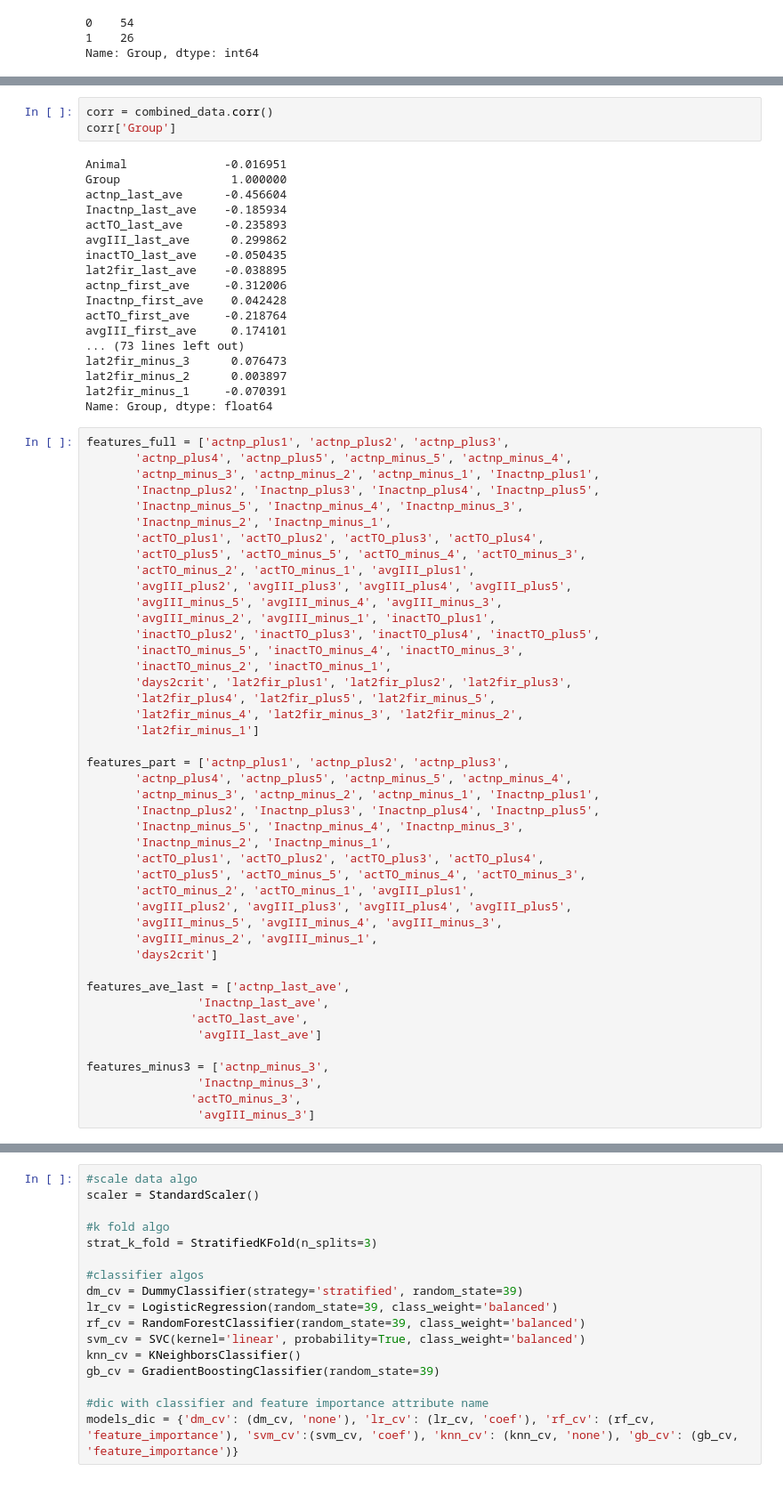
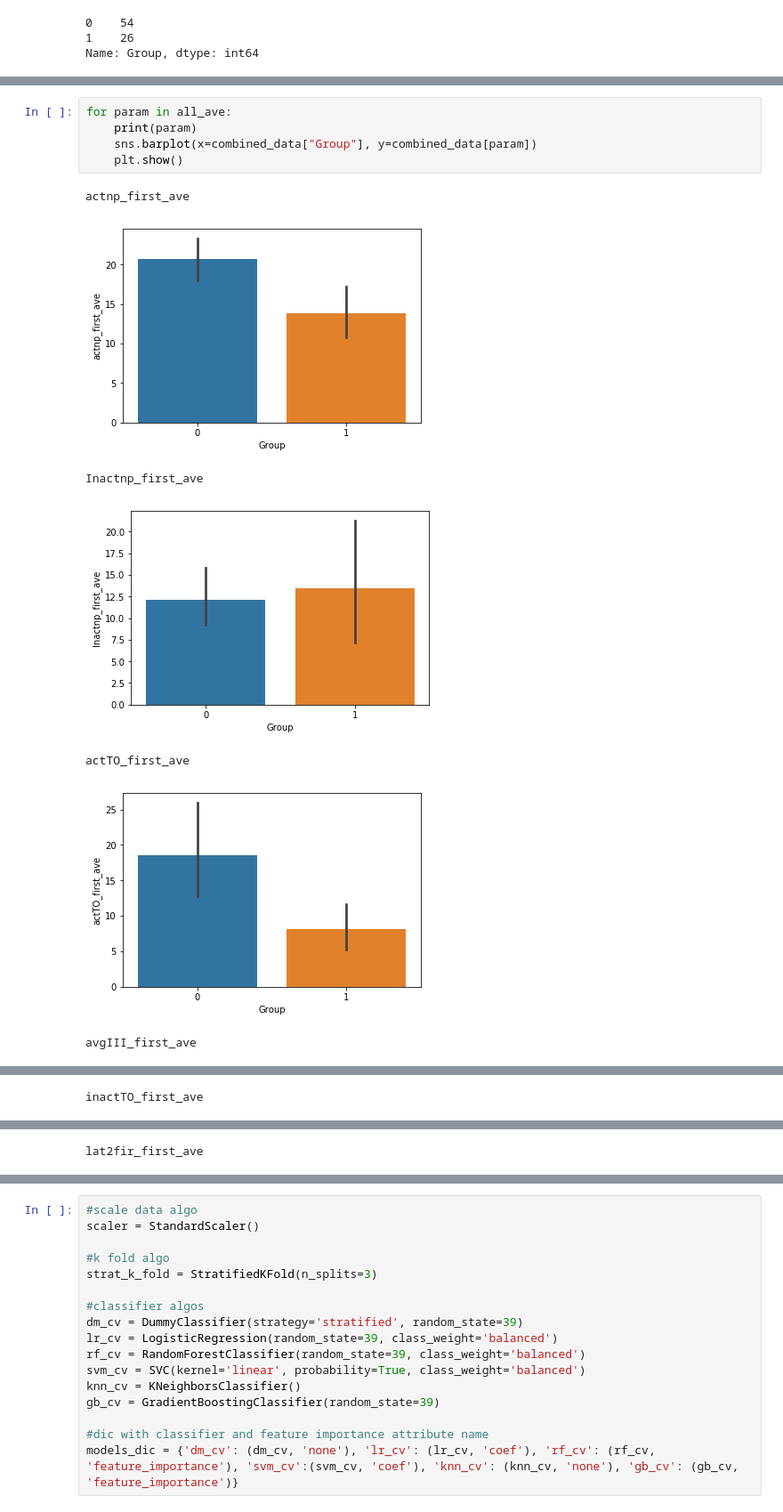
Before and after one commit to grace3999/PredictEscalation, a Jupyter notebook: EscalationProj_Ryan2.ipynb, the cells around one changed output, grey strips where cells are left out. Shown at 89% size. Saved outputs shown, nothing was run; the diff lists cells and outputs as text.

```diff
--- a/EscalationProj_Ryan2.ipynb
+++ b/EscalationProj_Ryan2.ipynb
@@ -251,65 +302,13 @@ combined_data.groupby('Group').mean()
-# %%
-corr = combined_data.corr()
-corr['Group']
-# %% [output]
-Animal              -0.016951
-Group                1.000000
-actnp_last_ave      -0.456604
-Inactnp_last_ave    -0.185934
-actTO_last_ave      -0.235893
-avgIII_last_ave      0.299862
-inactTO_last_ave    -0.050435
-lat2fir_last_ave    -0.038895
-actnp_first_ave     -0.312006
-Inactnp_first_ave    0.042428
-actTO_first_ave     -0.218764
-avgIII_first_ave     0.174101
-... (73 lines left out)
-lat2fir_minus_3      0.076473
-lat2fir_minus_2      0.003897
-lat2fir_minus_1     -0.070391
-Name: Group, dtype: float64
-# %%
-features_full = ['actnp_plus1', 'actnp_plus2', 'actnp_plus3',
-       'actnp_plus4', 'actnp_plus5', 'actnp_minus_5', 'actnp_minus_4',
-       'actnp_minus_3', 'actnp_minus_2', 'actnp_minus_1', 'Inactnp_plus1',
-       'Inactnp_plus2', 'Inactnp_plus3', 'Inactnp_plus4', 'Inactnp_plus5',
-       'Inactnp_minus_5', 'Inactnp_minus_4', 'Inactnp_minus_3',
-       'Inactnp_minus_2', 'Inactnp_minus_1',
-       'actTO_plus1', 'actTO_plus2', 'actTO_plus3', 'actTO_plus4',
-       'actTO_plus5', 'actTO_minus_5', 'actTO_minus_4', 'actTO_minus_3',
-       'actTO_minus_2', 'actTO_minus_1', 'avgIII_plus1',
-       'avgIII_plus2', 'avgIII_plus3', 'avgIII_plus4', 'avgIII_plus5',
-       'avgIII_minus_5', 'avgIII_minus_4', 'avgIII_minus_3',
-       'avgIII_minus_2', 'avgIII_minus_1', 'inactTO_plus1',
-       'inactTO_plus2', 'inactTO_plus3', 'inactTO_plus4', 'inactTO_plus5',
-       'inactTO_minus_5', 'inactTO_minus_4', 'inactTO_minus_3',
-       'inactTO_minus_2', 'inactTO_minus_1',
-       'days2crit', 'lat2fir_plus1', 'lat2fir_plus2', 'lat2fir_plus3',
-       'lat2fir_plus4', 'lat2fir_plus5', 'lat2fir_minus_5',
-       'lat2fir_minus_4', 'lat2fir_minus_3', 'lat2fir_minus_2',
-       'lat2fir_minus_1']
-
-features_part = ['actnp_plus1', 'actnp_plus2', 'actnp_plus3',
-       'actnp_plus4', 'actnp_plus5', 'actnp_minus_5', 'actnp_minus_4',
-       'actnp_minus_3', 'actnp_minus_2', 'actnp_minus_1', 'Inactnp_plus1',
-       'Inactnp_plus2', 'Inactnp_plus3', 'Inactnp_plus4', 'Inactnp_plus5',
-       'Inactnp_minus_5', 'Inactnp_minus_4', 'Inactnp_minus_3',
-       'Inactnp_minus_2', 'Inactnp_minus_1',
-       'actTO_plus1', 'actTO_plus2', 'actTO_plus3', 'actTO_plus4',
-       'actTO_plus5', 'actTO_minus_5', 'actTO_minus_4', 'actTO_minus_3',
-       'actTO_minus_2', 'actTO_minus_1', 'avgIII_plus1',
-       'avgIII_plus2', 'avgIII_plus3', 'avgIII_plus4', 'avgIII_plus5',
-       'avgIII_minus_5', 'avgIII_minus_4', 'avgIII_minus_3',
-       'avgIII_minus_2', 'avgIII_minus_1',
-       'days2crit']
-
-features_ave_last = ['actnp_last_ave',
-                'Inactnp_last_ave',
-               'actTO_last_ave',
-                'avgIII_last_ave']
-
-features_minus3 = ['actnp_minus_3',
-                'Inactnp_minus_3',
-               'actTO_minus_3',
-                'avgIII_minus_3']
+# %%
+for param in all_ave:
+    print(param)
+    sns.barplot(x=combined_data["Group"], y=combined_data[param])
+    plt.show()
+# %% [output]
+actnp_first_ave
+[figure, added]
+Inactnp_first_ave
+[figure, added]
+actTO_first_ave
+[figure, added]
+avgIII_first_ave
@@ -315,0 +316 @@ features_minus3 = ['actnp_minus_3',
+inactTO_first_ave
@@ -315,0 +318 @@ features_minus3 = ['actnp_minus_3',
+lat2fir_first_ave
```
Also changed, not shown: parts of 37 cells of this notebook.
